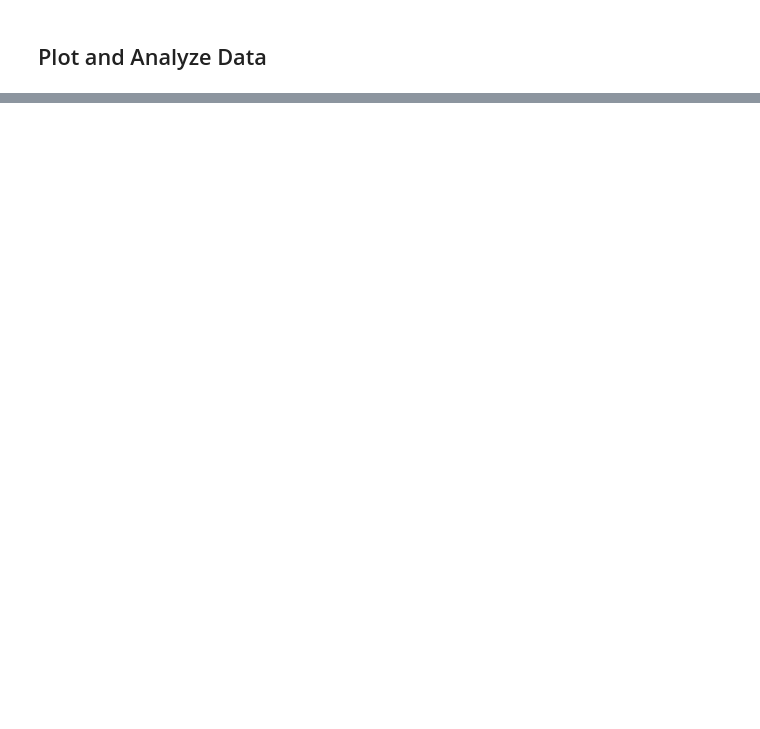
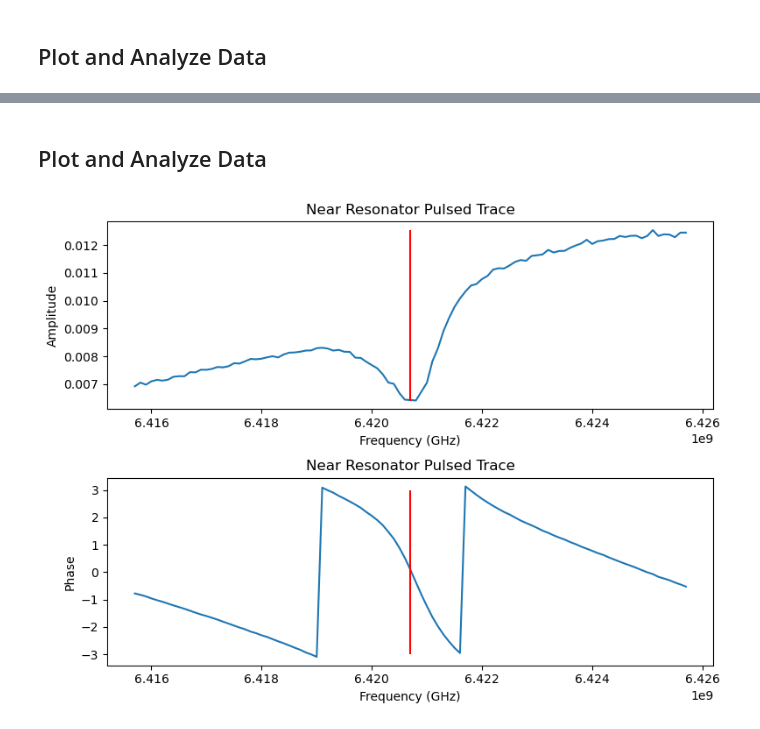
Before and after one commit to SciGeek2000/ZIScripts, a Jupyter notebook: LabOneQ/from_scratch.ipynb, the cells around one changed output, grey strips where cells are left out. Drawn from its saved outputs; the diff is of its cells as text; code cells hidden in the pictures; blank space fills up the shorter version.

```diff
--- a/LabOneQ/from_scratch.ipynb
+++ b/LabOneQ/from_scratch.ipynb
@@ -205,8 +201,3 @@ q2 = Transmon.from_logical_signal_group(
-# %%
-qubit=q2 #Defines which qubit we are actually doing all the measuring of. Important.
-averages=2**7
-device_setup.set_calibration(qubit.calibration()) #This sets the settings defined in the qubit params
-# device_setup.get_calibration() #Here for checking if all the calibration went well.
 # %% [markdown]
 ## Defining Real-Time Calls
 Seems as if the QCoDes intruments cannot be pickled into the experiment when it is sent to the HFSQC. To get around this, do not pass the QCoDes object as a parameter to the call. Just have that name be in the global namespace which makes sure it is handled by the computer.
@@ -633,0 +438,8 @@ my_results.acquired_results
+# %%
+session = Session(
+    device_setup=device_setup,
+    log_level = logging.WARNING,
+    experiment=exp)
+session.connect(use_async_api=True);
+compiled_session = session.compile(exp);
+# psv.interactive_psv(compiled_session, max_events_to_publish=10000,)
@@ -633,0 +449,27 @@ my_results.acquired_results
+# %%
+results = session.run()
+my_results = session.get_results() #a deep copy of session.results
+my_acquired_results = my_results.acquired_results['single_freq_data'] #extracts data from the exp.acquire method with the same key name
+# %% [markdown]
+## Plot and Analyze Data
+# %%
+# For plotting current vs single resonator point
+freqs = my_acquired_results.axis[0] + qubit.parameters.readout_lo_frequency
+IQ_data = my_acquired_results.data
+amplitude = np.abs(IQ_data)
+phase = np.angle(IQ_data)
+
+fig, ax = plt.subplots(2,1, figsize=(8,6))
+ax[0].plot(freqs, amplitude)
+ax[0].set_title('Near Resonator Pulsed Trace')
+ax[0].set_xlabel('Frequency (GHz)')
+ax[0].set_ylabel('Amplitude')
+ax[1].plot(freqs, phase)
+ax[1].set_title('Near Resonator Pulsed Trace')
+ax[1].set_xlabel('Frequency (GHz)')
+ax[1].set_ylabel('Phase')
+fig.tight_layout()
+ax[0].vlines(qubit.parameters.readout_resonator_frequency, np.min(amplitude), np.max(amplitude), colors='r');
+ax[1].vlines(qubit.parameters.readout_resonator_frequency, -3, 3, colors='r');
+# %% [output]
+[figure, added]
```
Also changed, not shown: parts of 153 cells of this notebook.
